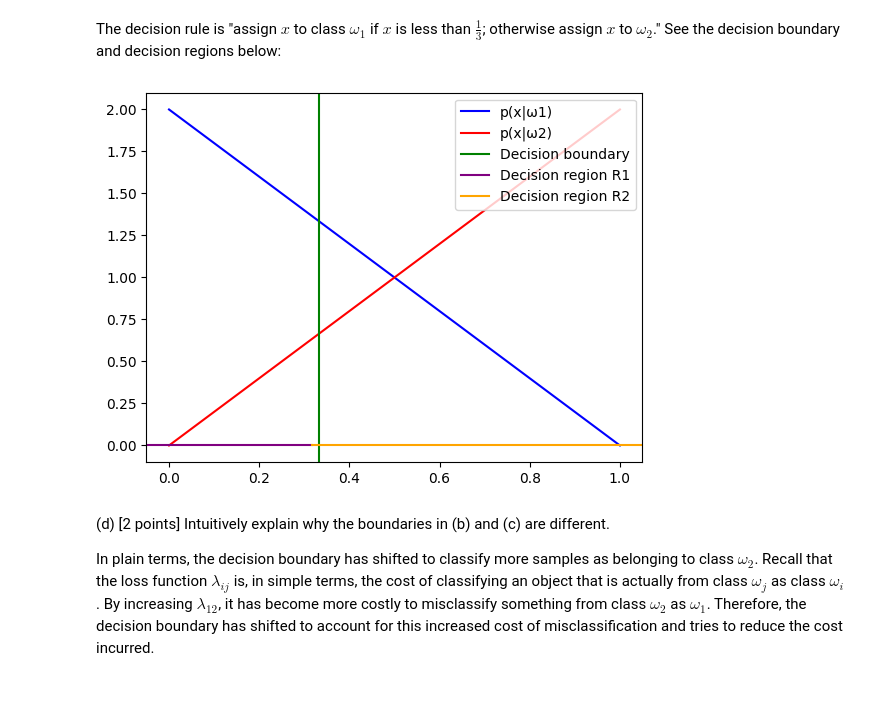
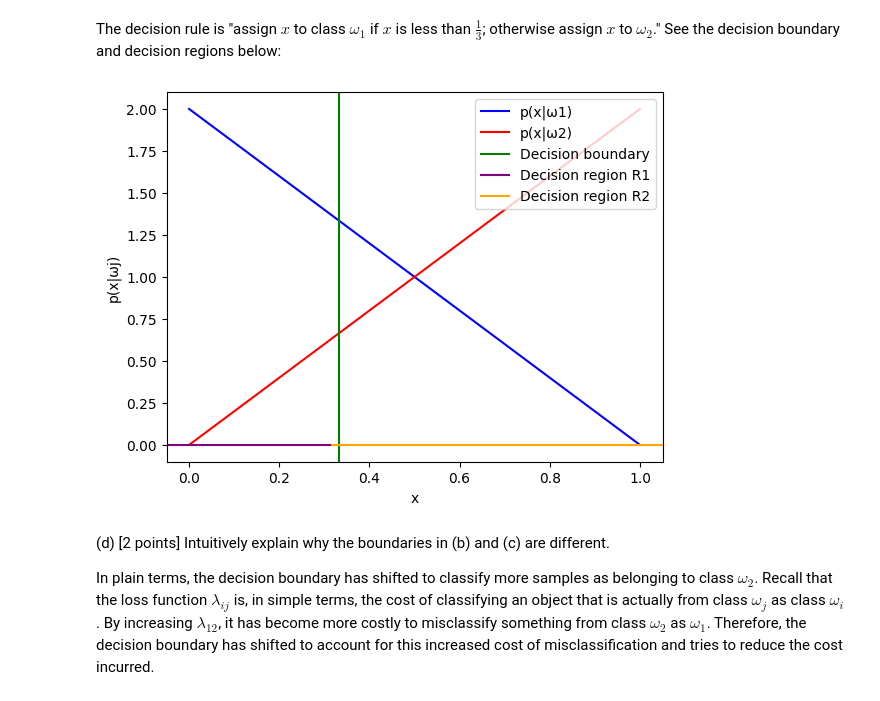
Before and after one commit to rikipls/CSE-802-Homework, a Jupyter notebook: hw2/hw2.ipynb, the cells around one changed output. Saved outputs shown, nothing was run; the diff lists cells and outputs as text; code cells hidden in the pictures.

```diff
--- a/hw2/hw2.ipynb
+++ b/hw2/hw2.ipynb
@@ -205,13 +216,15 @@ The decision rule is "assign $x$ to class $\omega_1$ if $x$ is less than $\frac{
 # %%
 plt.plot(x, pdf_w1(x), color='blue', label='p(x|ω1)')
 plt.plot(x, pdf_w2(x), color='red', label='p(x|ω2)')
 plt.axvline(1/3, color='green', label='Decision boundary')
 plt.axhline(0, xmax=1/3, color='purple', label='Decision region R1')
 plt.axhline(0, xmin=1/3, color='orange', label='Decision region R2')
 plt.legend(loc='upper right')
+plt.xlabel("x")
+plt.ylabel("p(x|ωj)")
 plt.show()
 # %% [output]
-[figure, old version]
+[figure, new version]
 # %% [markdown]
 (d) [2 points] Intuitively explain why the boundaries in (b) and (c) are different.
 
```
Also changed, not shown: parts of 18 cells of this notebook, 3 other files.
